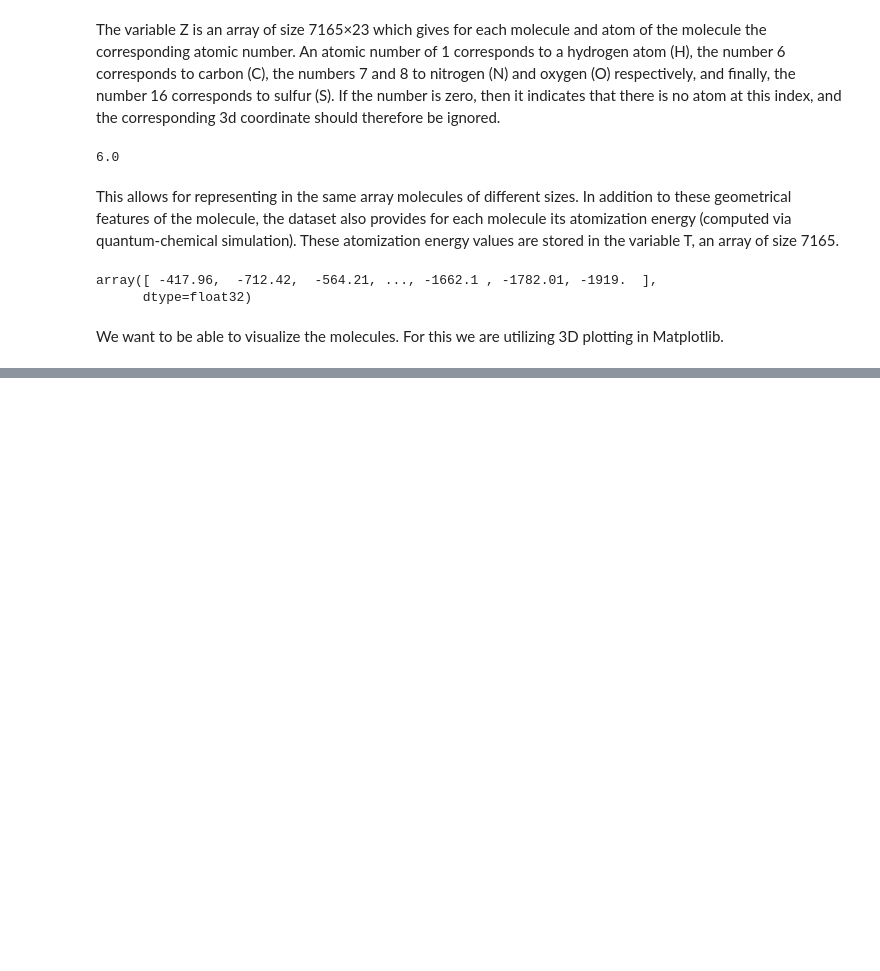
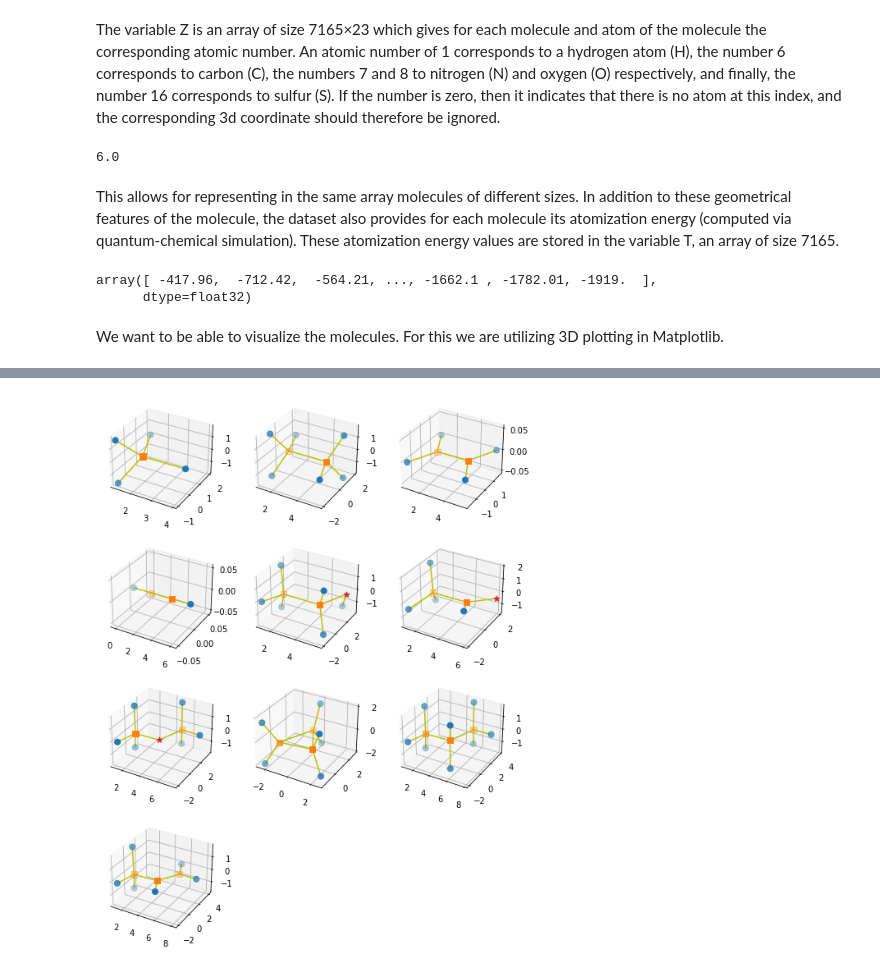
Before and after one commit to saraw108/MLFDS, a Jupyter notebook: Project_2.ipynb, the cells around one changed output, grey strips where cells are left out. Saved outputs shown, nothing was run; the diff lists cells and outputs as text; code cells hidden in the pictures; blank space fills up the shorter version.

```diff
--- a/Project_2.ipynb
+++ b/Project_2.ipynb
@@ -120,0 +133,4 @@ plt.show()
+# %%
+show_mols(range(10))
+# %% [output]
+[figure, added]
```
Also changed, not shown: parts of 2 cells of this notebook.
